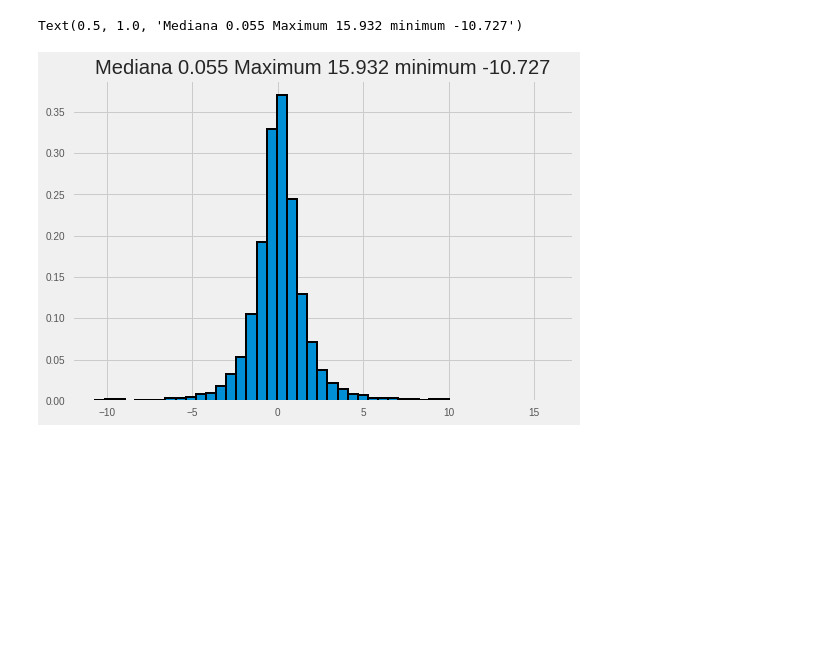
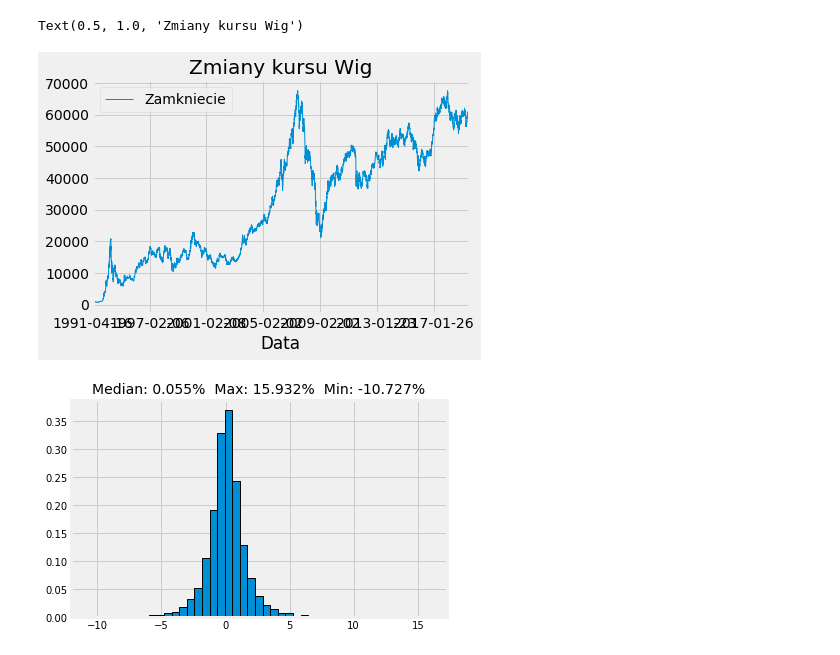
Before and after one commit to Bounty1993/stock-analysis, a Jupyter notebook: index_analysis.ipynb, the cells around one changed output. Cells and saved outputs as stored; diff of their text form; code cells hidden in the pictures; blank space fills up the shorter version.

```diff
--- a/index_analysis.ipynb
+++ b/index_analysis.ipynb
@@ -8,13 +8,19 @@ plt.style.use('fivethirtyeight')
 wig_df = pd.read_csv('wig.csv')
 # %%
 wig_df['day_change'] = ((wig_df['Zamkniecie'] / wig_df['Zamkniecie'].shift(1) ) - 1 ) * 100
+# %%
+wig_df.plot(x='Data', y='Zamkniecie', linewidth=1)
+ax = plt.gca()
+ax.set_title('Zmiany kursu Wig')
+# %% [output]
+Text(0.5, 1.0, 'Zmiany kursu Wig')
+[figure, added]
 # %%
 mediana = wig_df['day_change'].median()
 maximum = wig_df['day_change'].max()
 minimum = wig_df['day_change'].min()
-title = f'Mediana {mediana:.3f} Maximum {maximum:.3f} minimum {minimum:.3f}'
-ax = wig_df['day_change'].hist(bins=45, density=True, edgecolor='black', linewidth=2)
-ax.set_title(title)
+title = f'Median: {mediana:.3f}%  Max: {maximum:.3f}%  Min: {minimum:.3f}%'
+ax = wig_df['day_change'].hist(bins=45, density=True, edgecolor='black', linewidth=1)
+ax.set_title(title, fontsize=14);
 # %% [output]
-Text(0.5, 1.0, 'Mediana 0.055 Maximum 15.932 minimum -10.727')
-[figure, old version]
+[figure, new version]
```
